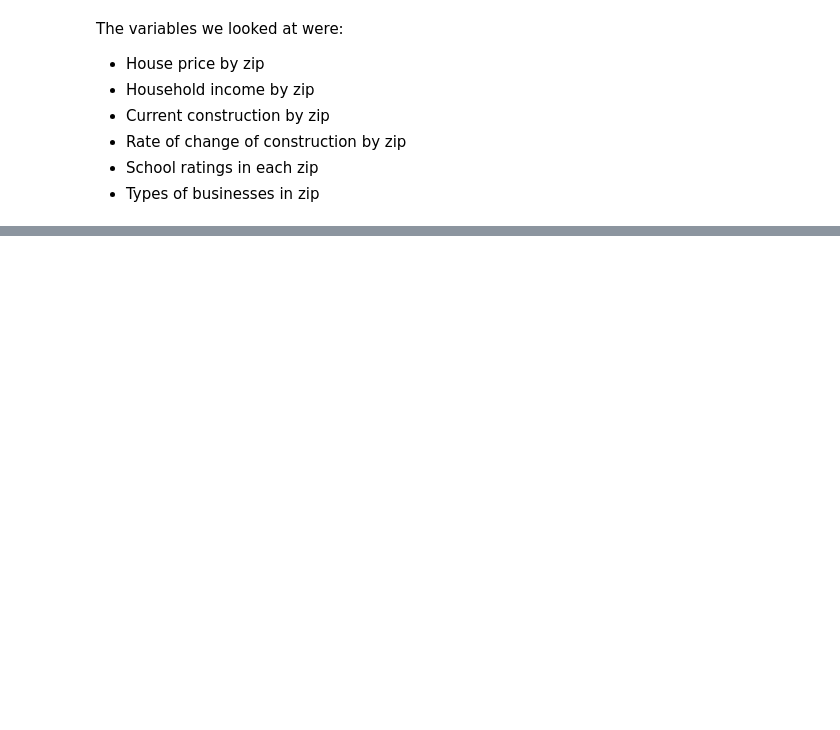
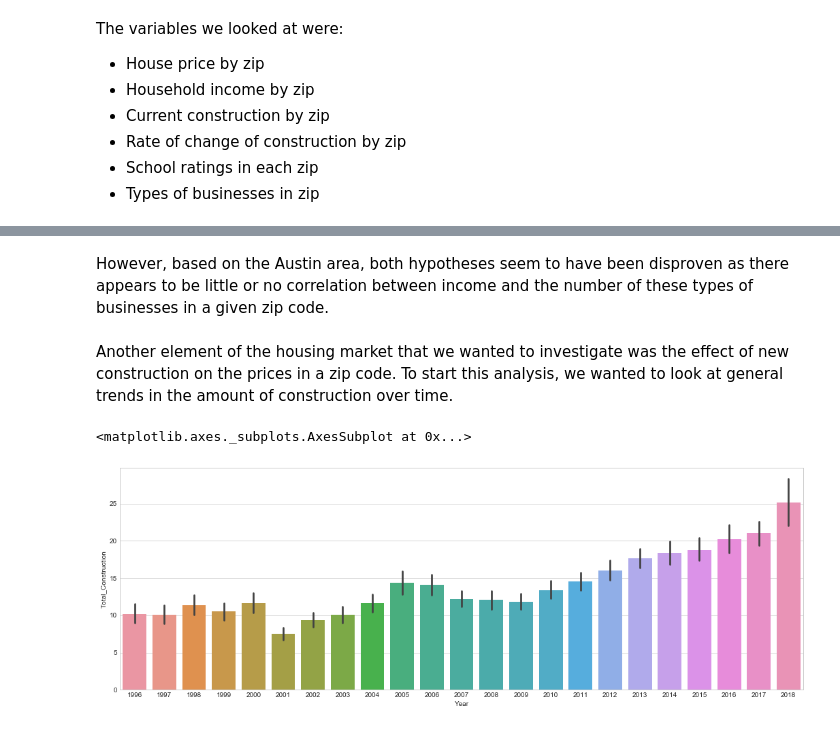
Before and after one commit to KeithBreach/project-01, a Jupyter notebook: slideshow.ipynb, the cells around one changed output, grey strips where cells are left out. Saved outputs shown, nothing was run; the diff lists cells and outputs as text; code cells hidden in the pictures; blank space fills up the shorter version.

```diff
--- a/slideshow.ipynb
+++ b/slideshow.ipynb
@@ -63,0 +101,16 @@ ax = pie(labels, sizes, explode, ax=ax, shadow=True)
+# %% [markdown]
+However, based on the Austin area, both hypotheses seem to have been disproven as there appears to be little or no correlation between income and the number of these types of businesses in a given zip code.
+# %% [markdown]
+Another element of the housing market that we wanted to investigate was the effect of new construction on the prices in a zip code. To start this analysis, we wanted to look at general trends in the amount of construction over time.
+# %%
+ffname = os.path.join(rootdir, "project-01", "data", "int", "realestate_demographics.csv")
+real_estate_info = pd.read_csv(ffname)
+real_estate_info = real_estate_info.dropna(subset=["Total_NewConstructions", "Total_RemodelsRepairs"])
+
+real_estate_info["Total_Construction"] = real_estate_info["Total_NewConstructions"] + real_estate_info["Total_RemodelsRepairs"]
+
+fig, ax = plt.subplots(figsize=(18, 6))
+sns.barplot(x="Year", y="Total_Construction", data=real_estate_info, ax=ax)
+# %% [output]
+<matplotlib.axes._subplots.AxesSubplot at 0x...>
+[figure, added]
```
Also changed, not shown: parts of 11 cells of this notebook, 2 other files.
